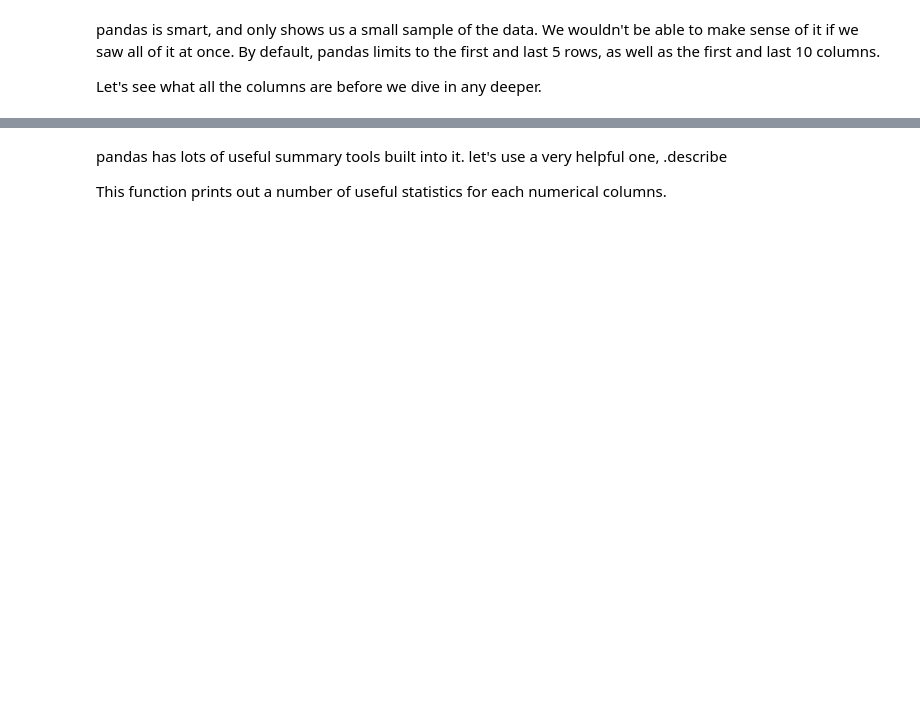
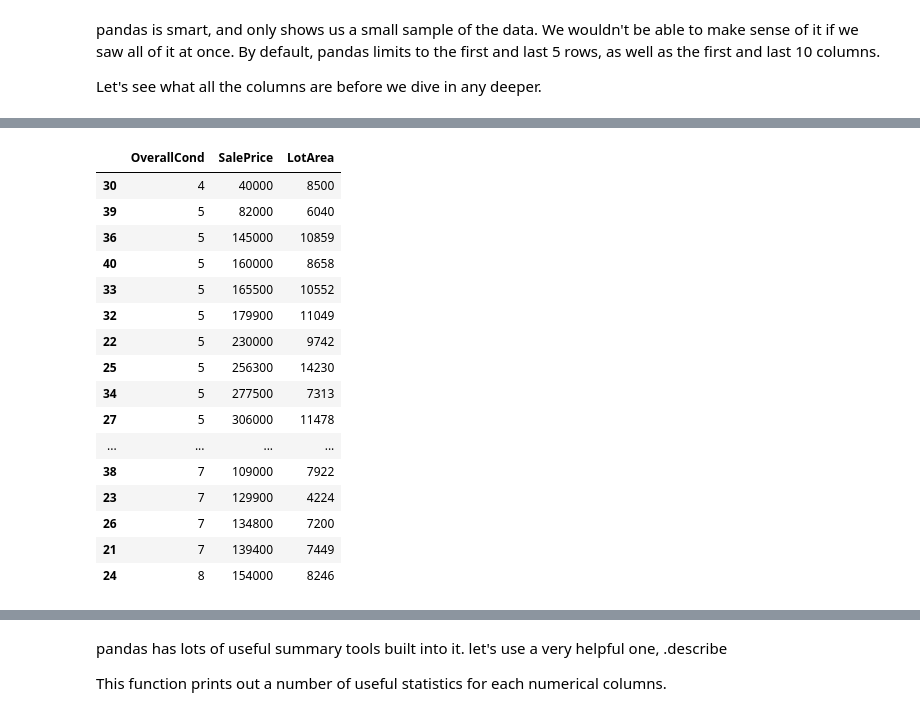
Before and after one commit to evan-freeman/tim, a Jupyter notebook: sample_data_analytics.ipynb, the cells around one changed output, grey strips where cells are left out. Saved outputs shown, nothing was run; the diff lists cells and outputs as text; code cells hidden in the pictures; blank space fills up the shorter version.

```diff
--- a/sample_data_analytics.ipynb
+++ b/sample_data_analytics.ipynb
@@ -64,0 +130,21 @@ df.columns
+# %%
+columns = ['OverallCond', 'SalePrice', 'LotArea']
+df.loc[20:40, columns].sort_values(columns)
+# %% [output]
+|  | OverallCond | SalePrice | LotArea |
+| 30 | 4 | 40000 | 8500 |
+| 39 | 5 | 82000 | 6040 |
+| 36 | 5 | 145000 | 10859 |
+| 40 | 5 | 160000 | 8658 |
+| 33 | 5 | 165500 | 10552 |
+| 32 | 5 | 179900 | 11049 |
+| 22 | 5 | 230000 | 9742 |
+| 25 | 5 | 256300 | 14230 |
+| 34 | 5 | 277500 | 7313 |
+| 27 | 5 | 306000 | 11478 |
+| ... | ... | ... | ... |
+| 38 | 7 | 109000 | 7922 |
+| 23 | 7 | 129900 | 4224 |
+| 26 | 7 | 134800 | 7200 |
+| 21 | 7 | 139400 | 7449 |
+| 24 | 8 | 154000 | 8246 |
```
Also changed, not shown: parts of 20 cells of this notebook.
